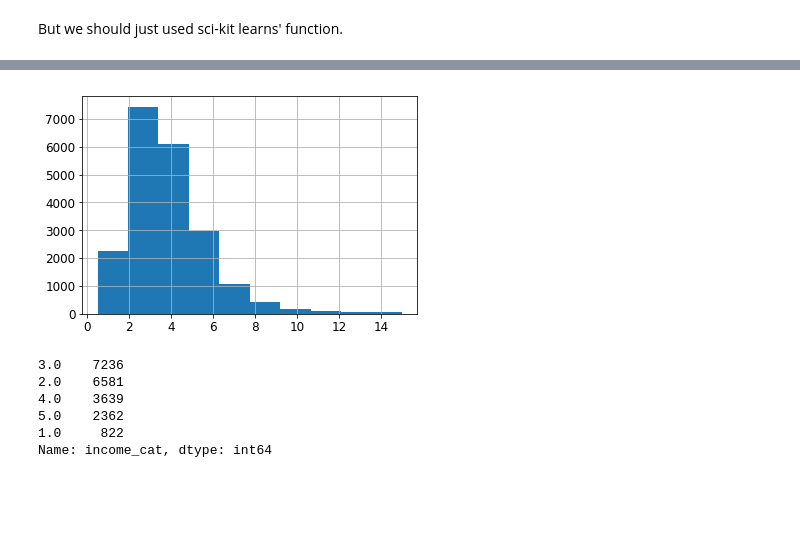
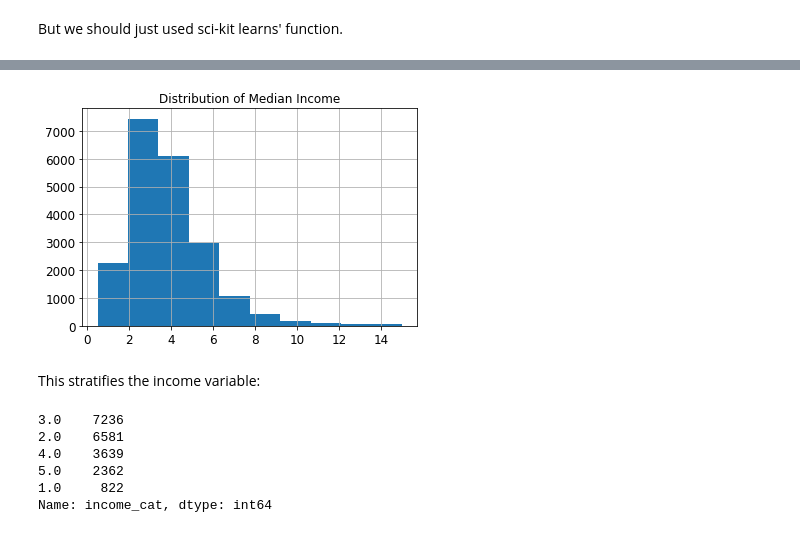
Before and after one commit to garden-of-forking-code/handson-ml, a Jupyter notebook: 02_end_to_end_machine_learning_project.ipynb, the cells around one changed output, grey strips where cells are left out. Drawn from its saved outputs; the diff is of its cells as text; code cells hidden in the pictures; blank space fills up the shorter version.

```diff
--- a/02_end_to_end_machine_learning_project.ipynb
+++ b/02_end_to_end_machine_learning_project.ipynb
@@ -300,7 +311,10 @@ The book has a similar example. When a sampling survey tries to mimic the underl
 # %%
 housing["median_income"].hist();
+plt.title("Distribution of Median Income");
 # %% [output]
-[figure, old version]
+[figure, new version]
+# %% [markdown]
+This stratifies the income variable:
 # %%
 # Divide by 1.5 to limit the number of income categories
 housing["income_cat"] = np.ceil(housing["median_income"] / 1.5)
```
Also changed, not shown: parts of 26 cells of this notebook.
